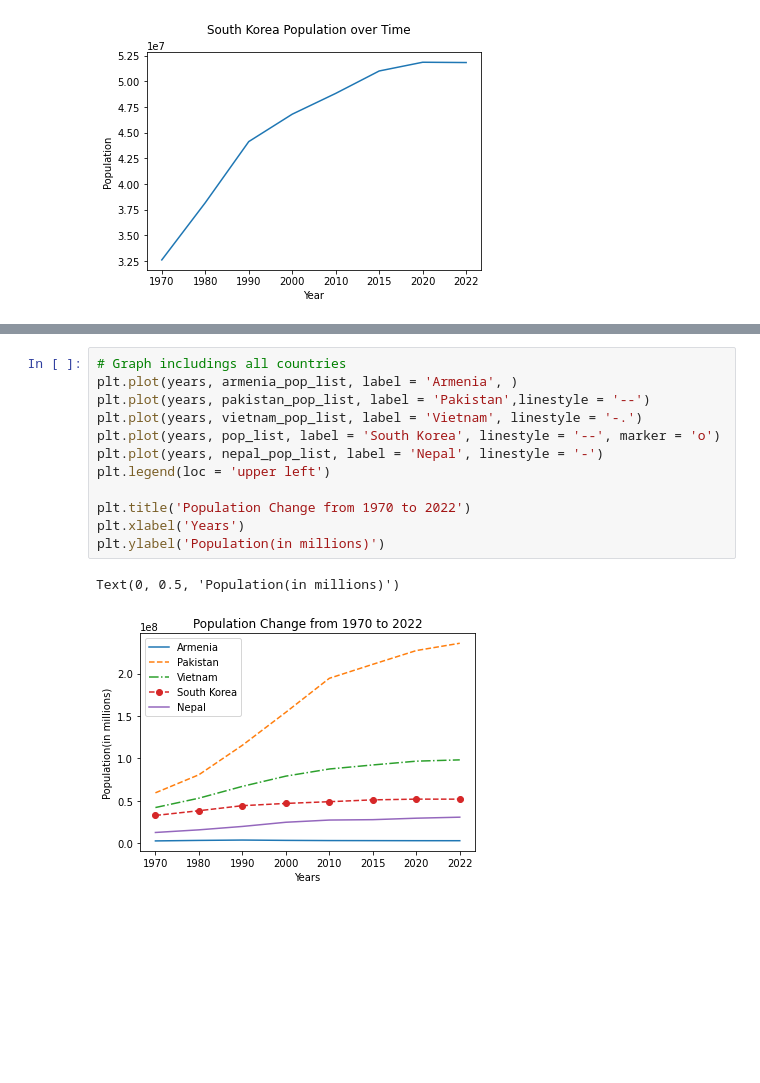
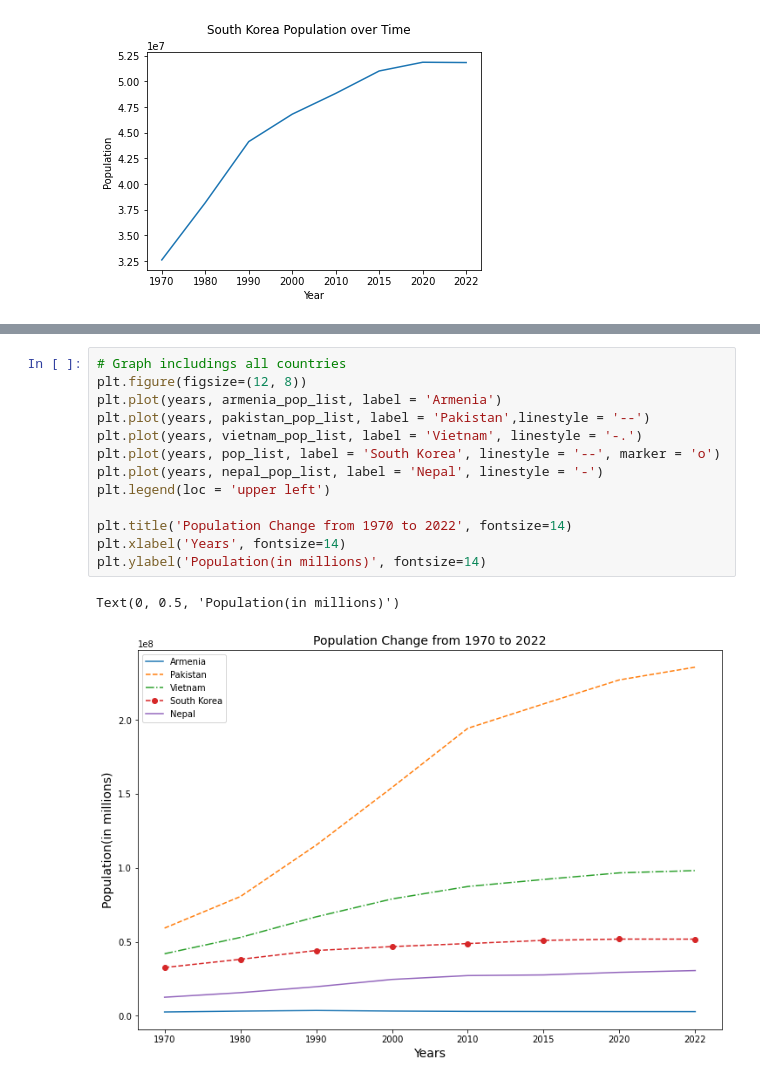
Before and after one commit to dbenitoe/TTS-Final-Project-Submission, a Jupyter notebook: Asia_Population.ipynb, the cells around one changed output, grey strips where cells are left out. Cells and saved outputs as stored; diff of their text form; blank space fills up the shorter version.

Commit message:
Update final graph

```diff
--- a/Asia_Population.ipynb
+++ b/Asia_Population.ipynb
@@ -280,15 +280,16 @@ plt.plot(years, nepal_pop_list)
 # %%
 # Graph includings all countries
-plt.plot(years, armenia_pop_list, label = 'Armenia', )
+plt.figure(figsize=(12, 8))
+plt.plot(years, armenia_pop_list, label = 'Armenia')
 plt.plot(years, pakistan_pop_list, label = 'Pakistan',linestyle = '--')
 plt.plot(years, vietnam_pop_list, label = 'Vietnam', linestyle = '-.')
 plt.plot(years, pop_list, label = 'South Korea', linestyle = '--', marker = 'o')
 plt.plot(years, nepal_pop_list, label = 'Nepal', linestyle = '-')
 plt.legend(loc = 'upper left')
 
-plt.title('Population Change from 1970 to 2022')
-plt.xlabel('Years')
-plt.ylabel('Population(in millions)')
+plt.title('Population Change from 1970 to 2022', fontsize=14)
+plt.xlabel('Years', fontsize=14)
+plt.ylabel('Population(in millions)', fontsize=14)
 # %% [output]
 Text(0, 0.5, 'Population(in millions)')
-[figure, old version]
+[figure, new version]
```
Also changed, not shown: parts of 8 cells of this notebook.
